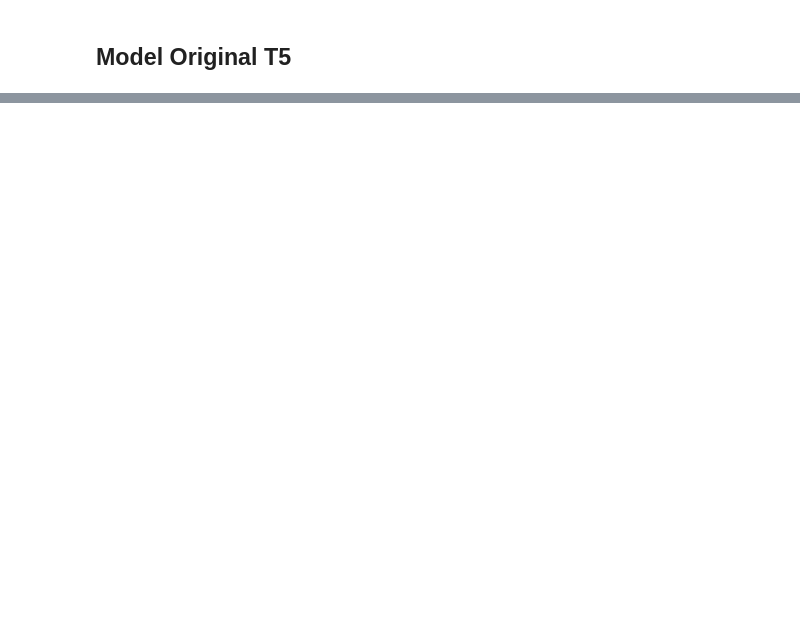
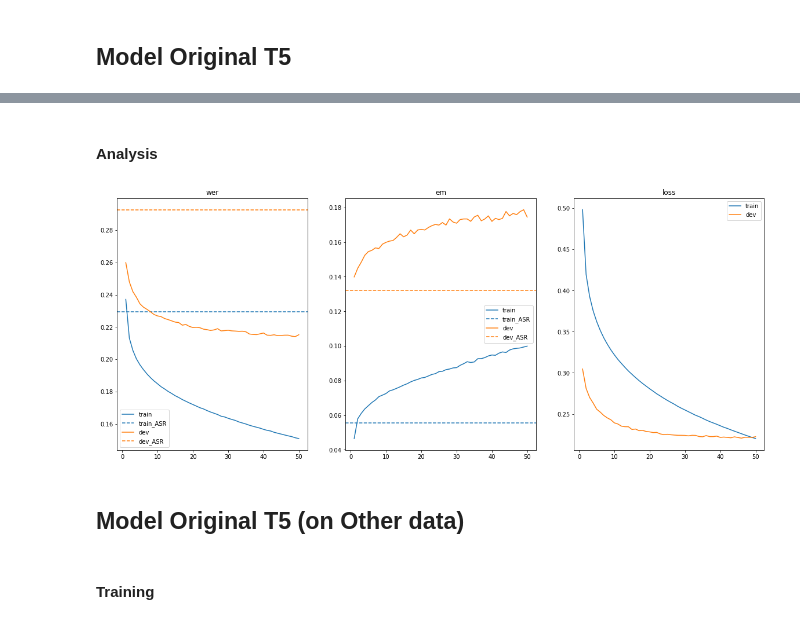
Before and after one commit to SharonKIDC/REC-ACE, a Jupyter notebook: train_pipeline.ipynb, the cells around one changed output, grey strips where cells are left out. Drawn from its saved outputs; the diff is of its cells as text; code cells hidden in the pictures; blank space fills up the shorter version.

```diff
--- a/train_pipeline.ipynb
+++ b/train_pipeline.ipynb
@@ -332,0 +433,14 @@ plot_graphs(orig_metrics_df, gt_df=asr_evaluator.metrics_df, fig_size=(20,8))
+# %%
+assert debug==False, "You are in debug mode, please change to False"
+
+rec_ace_other_model = RecACEWrapModel(t5_type=t5_type, model_type='rec_ace', bin_size=bin_size, use_pretrained=True).to(DEVICE)
+rec_ace_other_optimizer = torch.optim.Adam(rec_ace_other_model.parameters(), lr=1e-4)
+
+rec_ace_other_model, rec_ace_other_metrics_df = training(
+    model=rec_ace_other_model,
+    n_epochs=50,
+    train_data=train_loader_other,
+    dev_data=dev_loader_other,
+    optimizer=rec_ace_other_optimizer,
+    exp_name=f"rec_ace_Other",
+    save_model=True)
@@ -332,0 +486,10 @@ plot_graphs(orig_metrics_df, gt_df=asr_evaluator.metrics_df, fig_size=(20,8))
+# %% [markdown]
+#### Analysis
+# %%
+plot_graphs(rec_ace_other_metrics_df, gt_df=asr_evaluators['Other'].metrics_df, fig_size=(20,8))
+# %% [output]
+[figure, added]
+# %% [markdown]
+## Model Original T5 (on Other data)
+# %% [markdown]
+#### Training
```
Also changed, not shown: parts of 30 cells of this notebook, 4 other files.
